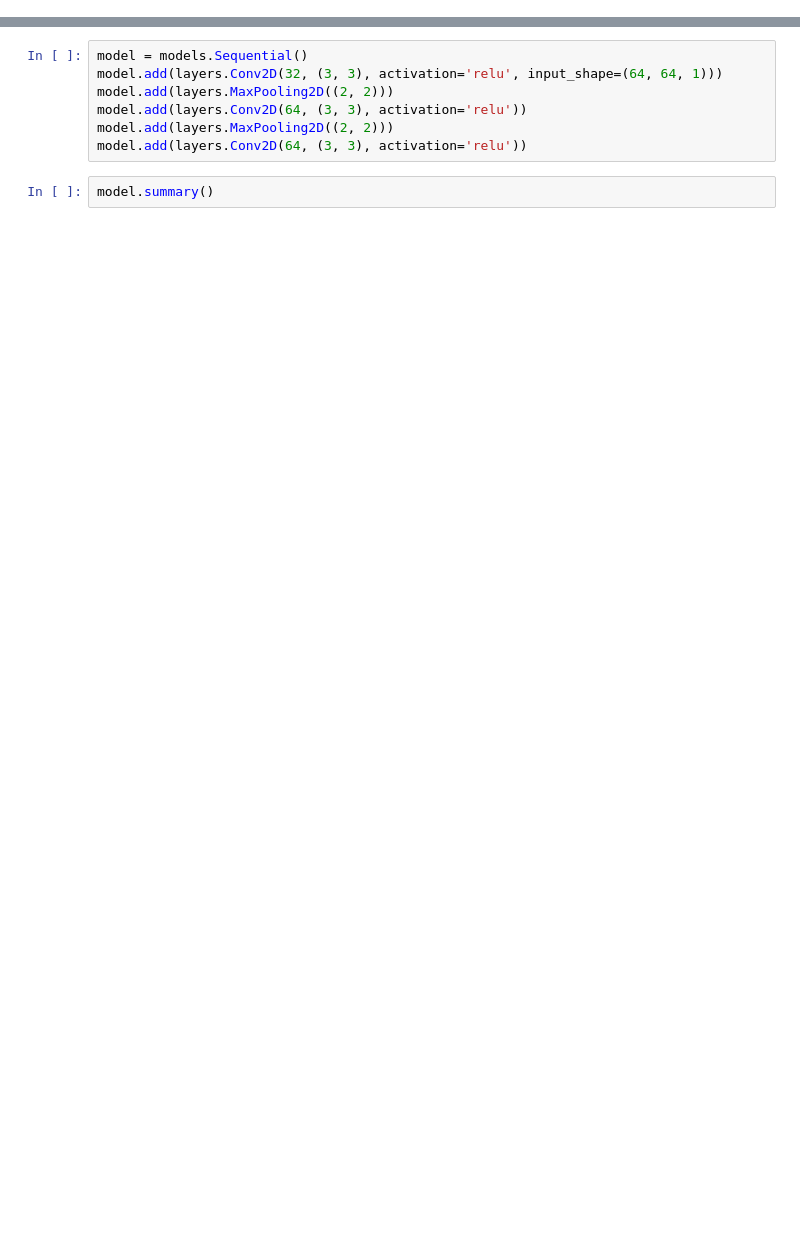
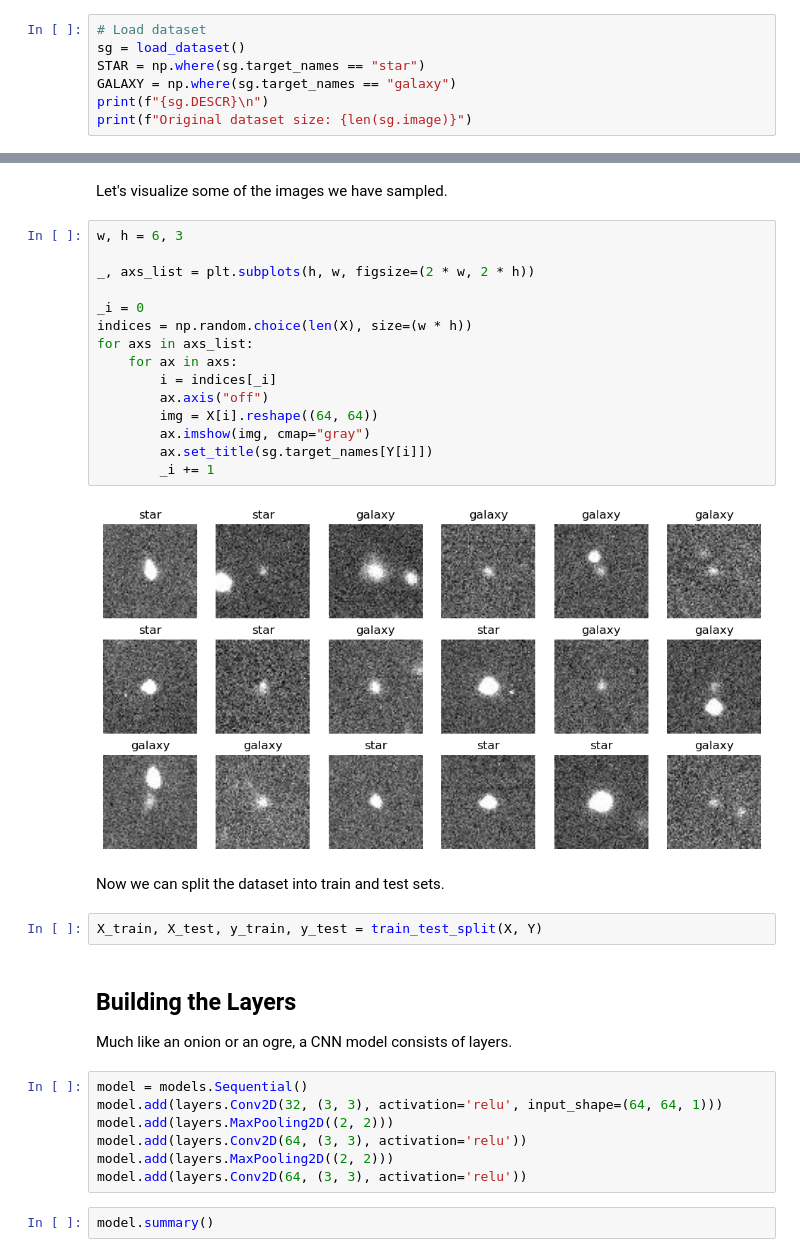
Before and after one commit to pavalos6401/ml-term-project, a Jupyter notebook: cnn.ipynb, the cells around one changed output, grey strips where cells are left out. Cells and saved outputs as stored; diff of their text form; blank space fills up the shorter version.

```diff
--- a/cnn.ipynb
+++ b/cnn.ipynb
@@ -11,0 +21,7 @@ from src.util import load_star_galaxy_dataset as load_dataset
+# %%
+# Load dataset
+sg = load_dataset()
+STAR = np.where(sg.target_names == "star")
+GALAXY = np.where(sg.target_names == "galaxy")
+print(f"{sg.DESCR}\n")
+print(f"Original dataset size: {len(sg.image)}")
@@ -19,3 +78,30 @@ This is a simple dataset consisting of ~3000 64x64 images of stars and ~1000 ima
+# %% [markdown]
+Let's visualize some of the images we have sampled.
+# %%
+w, h = 6, 3
+
+_, axs_list = plt.subplots(h, w, figsize=(2 * w, 2 * h))
+
+_i = 0
+indices = np.random.choice(len(X), size=(w * h))
+for axs in axs_list:
+    for ax in axs:
+        i = indices[_i]
+        ax.axis("off")
+        img = X[i].reshape((64, 64))
+        ax.imshow(img, cmap="gray")
+        ax.set_title(sg.target_names[Y[i]])
+        _i += 1
+# %% [output]
+[figure, added]
+# %% [markdown]
+Now we can split the dataset into train and test sets.
+# %%
+X_train, X_test, y_train, y_test = train_test_split(X, Y)
+# %% [markdown]
+## Building the Layers
+
+Much like an onion or an ogre, a CNN model consists of layers.
 # %%
 model = models.Sequential()
 model.add(layers.Conv2D(32, (3, 3), activation='relu', input_shape=(64, 64, 1)))
```
Also changed, not shown: parts of 26 cells of this notebook.
